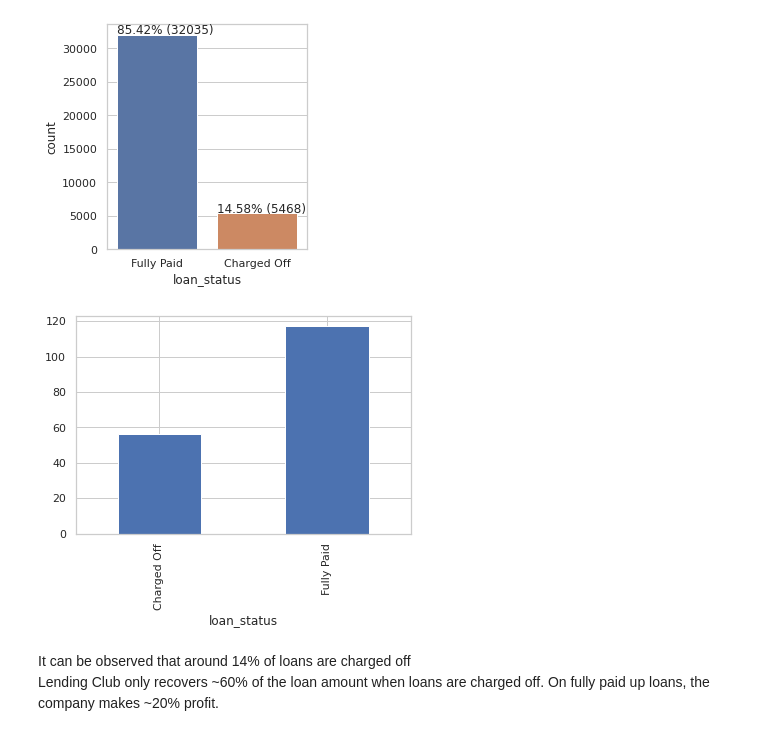
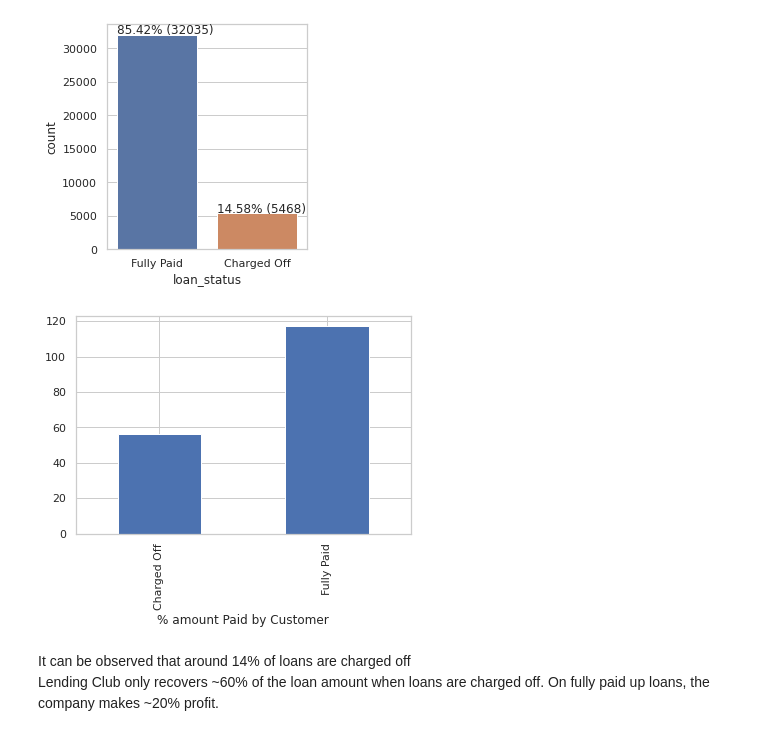
Before and after one commit to karthikmnkrishna/Loan-default-prediction, a Jupyter notebook: Lending_case_Study_combine.ipynb, the cells around one changed output. Saved outputs shown, nothing was run; the diff lists cells and outputs as text; code cells hidden in the pictures.

```diff
--- a/Lending_case_Study_combine.ipynb
+++ b/Lending_case_Study_combine.ipynb
@@ -524,11 +524,11 @@ plot_count_chart(loans.loan_status, (4,4))
 # %%
 #plot_count_chart((loans.groupby('loan_status').total_pymnt.sum() * 100 / loans.groupby('loan_status').loan_amnt.sum()), (4,4))
 
 (loans.groupby('loan_status').total_pymnt.sum() * 100 / loans.groupby('loan_status').loan_amnt.sum()).plot.bar()
-plt.xlabel('loan_status')
+plt.xlabel('% amount Paid by Customer')
 plt.show()
 # %% [output]
-[figure, old version]
+[figure, new version]
 # %% [markdown]
 It can be observed that around 14% of loans are charged off<br>
 Lending Club only recovers ~60% of the loan amount when loans are charged off. On fully paid up loans, the company makes ~20% profit.
```
Also changed, not shown: parts of 8 cells of this notebook.
